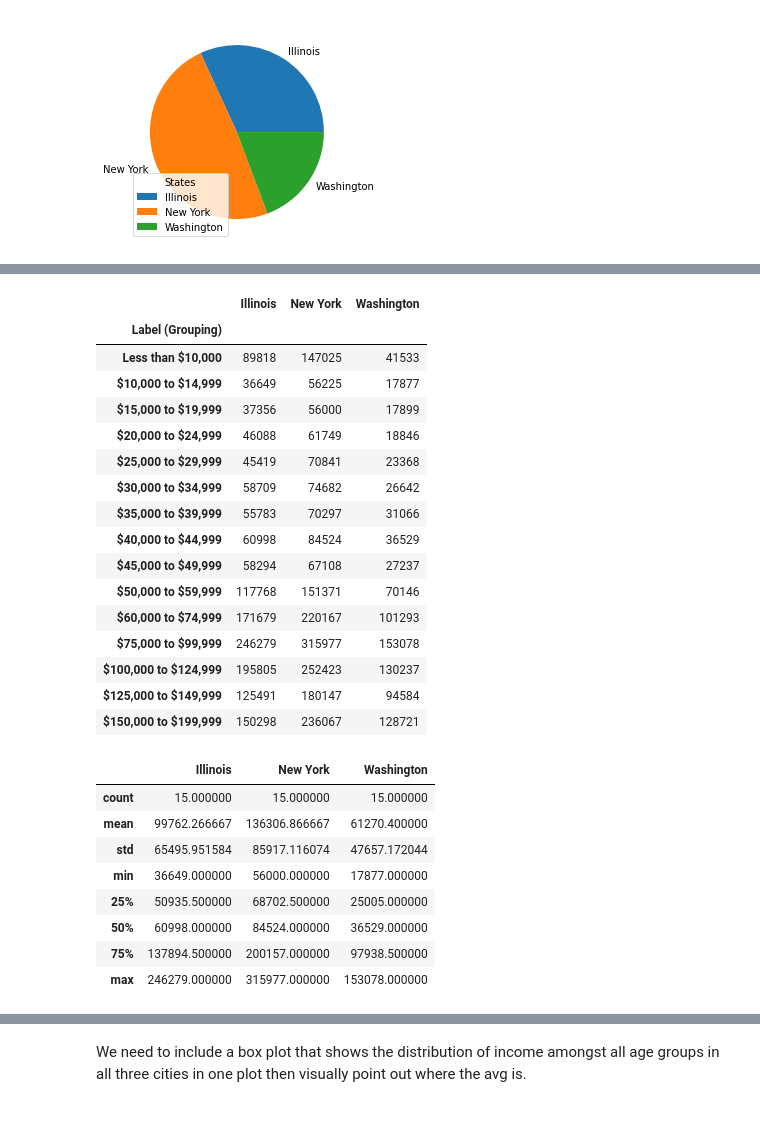
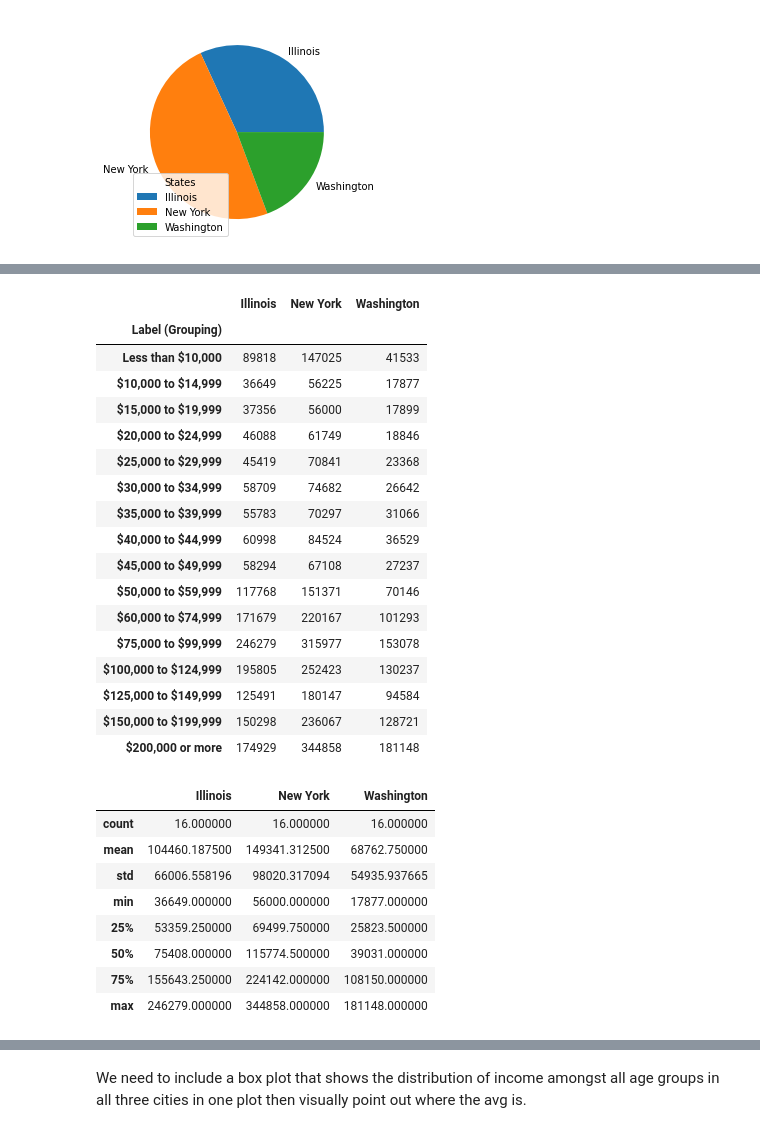
Before and after one commit to erikajwolf/Yelp_Metro_US_Analysis, a Jupyter notebook: Population_Analysis.ipynb, the cells around one changed output, grey strips where cells are left out. Saved outputs shown, nothing was run; the diff lists cells and outputs as text; code cells hidden in the pictures.

```diff
--- a/Population_Analysis.ipynb
+++ b/Population_Analysis.ipynb
@@ -207,22 +211,23 @@ income25under.to_csv("income25under.csv", encoding='utf-8', index=False)
 # %%
 # Distribution of income for under 26 - 44
-income2644 = pd.DataFrame(population_df.iloc[19:34])
+income2644 = pd.DataFrame(population_df.iloc[19:35])
 income2644
 # %% [output]
 |  | Illinois | New York | Washington |
 | Label (Grouping) |  |  |  |
 | Less than $10,000 | 89818 | 147025 | 41533 |
 | $10,000 to $14,999 | 36649 | 56225 | 17877 |
 | $15,000 to $19,999 | 37356 | 56000 | 17899 |
 | $20,000 to $24,999 | 46088 | 61749 | 18846 |
 | $25,000 to $29,999 | 45419 | 70841 | 23368 |
 | $30,000 to $34,999 | 58709 | 74682 | 26642 |
 | $35,000 to $39,999 | 55783 | 70297 | 31066 |
 | $40,000 to $44,999 | 60998 | 84524 | 36529 |
 | $45,000 to $49,999 | 58294 | 67108 | 27237 |
 | $50,000 to $59,999 | 117768 | 151371 | 70146 |
 | $60,000 to $74,999 | 171679 | 220167 | 101293 |
 | $75,000 to $99,999 | 246279 | 315977 | 153078 |
 | $100,000 to $124,999 | 195805 | 252423 | 130237 |
 | $125,000 to $149,999 | 125491 | 180147 | 94584 |
 | $150,000 to $199,999 | 150298 | 236067 | 128721 |
+| $200,000 or more | 174929 | 344858 | 181148 |
@@ -232,13 +237,13 @@ income2644.to_csv("income2644.csv", encoding='utf-8', index=False)
 income2644.astype(float).describe(include='all')
 # %% [output]
 |  | Illinois | New York | Washington |
-| count | 15.000000 | 15.000000 | 15.000000 |
-| mean | 99762.266667 | 136306.866667 | 61270.400000 |
-| std | 65495.951584 | 85917.116074 | 47657.172044 |
+| count | 16.000000 | 16.000000 | 16.000000 |
+| mean | 104460.187500 | 149341.312500 | 68762.750000 |
+| std | 66006.558196 | 98020.317094 | 54935.937665 |
 | min | 36649.000000 | 56000.000000 | 17877.000000 |
-| 25% | 50935.500000 | 68702.500000 | 25005.000000 |
-| 50% | 60998.000000 | 84524.000000 | 36529.000000 |
-| 75% | 137894.500000 | 200157.000000 | 97938.500000 |
-| max | 246279.000000 | 315977.000000 | 153078.000000 |
+| 25% | 53359.250000 | 69499.750000 | 25823.500000 |
+| 50% | 75408.000000 | 115774.500000 | 39031.000000 |
+| 75% | 155643.250000 | 224142.000000 | 108150.000000 |
+| max | 246279.000000 | 344858.000000 | 181148.000000 |
 # %%
 # Distribution of income for under 45-65
```
Also changed, not shown: parts of 17 cells of this notebook, 4 other files.
